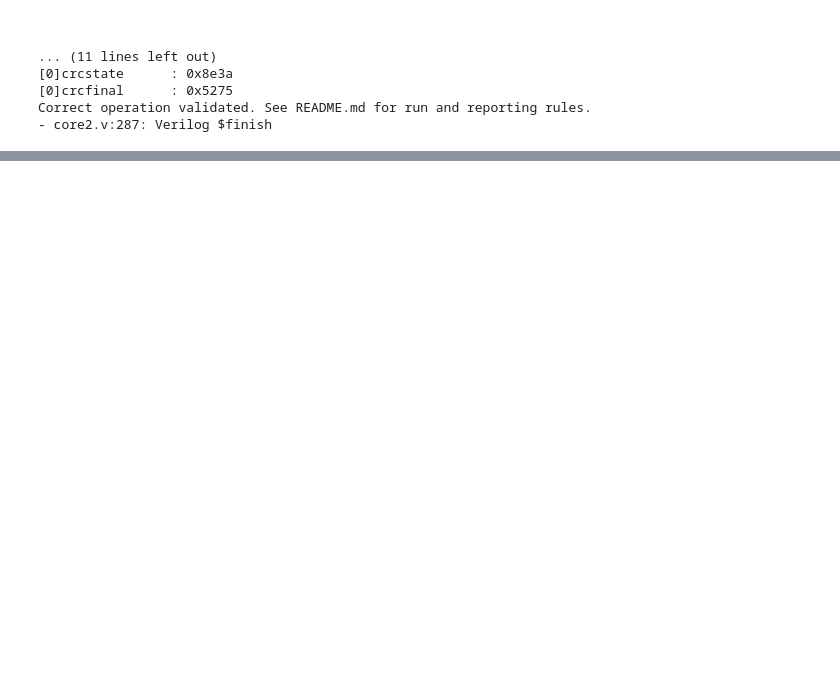
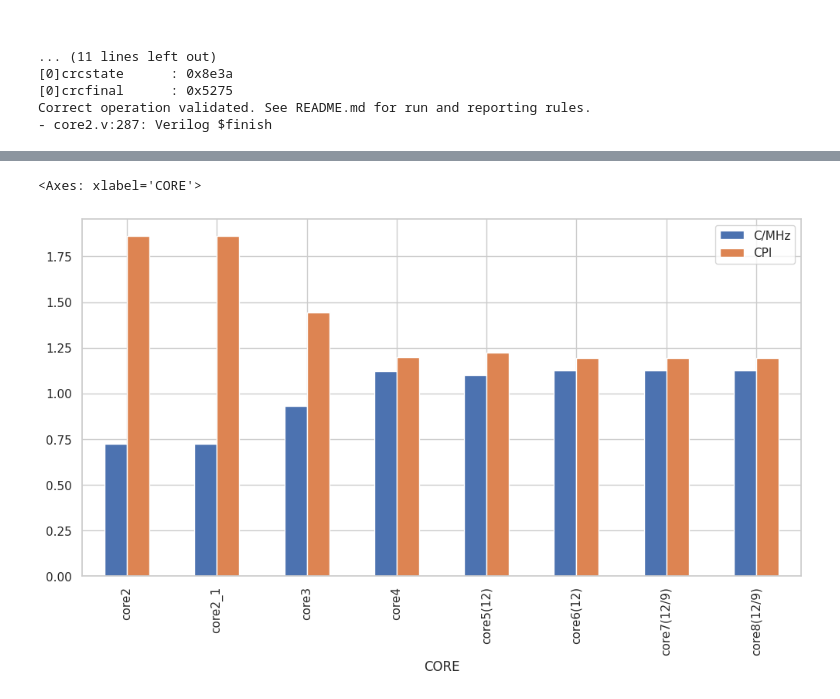
Before and after one commit to arruk/TRYonRISCV, a Jupyter notebook: sim.ipynb, the cells around one changed output, grey strips where cells are left out. Drawn from its saved outputs; the diff is of its cells as text; code cells hidden in the pictures; blank space fills up the shorter version.

```diff
--- a/sim.ipynb
+++ b/sim.ipynb
@@ -238,0 +237,6 @@ Correct operation validated. See README.md for run and reporting rules.
+# %%
+bench = pd.read_csv("INFO/BENCH/coremark.csv", usecols=["CORE", "CPI", "C/MHz"])
+bench.plot(kind = "bar", x = "CORE")
+# %% [output]
+<Axes: xlabel='CORE'>
+[figure, added]
```
Also changed, not shown: parts of 9 cells of this notebook, 4 other files.
